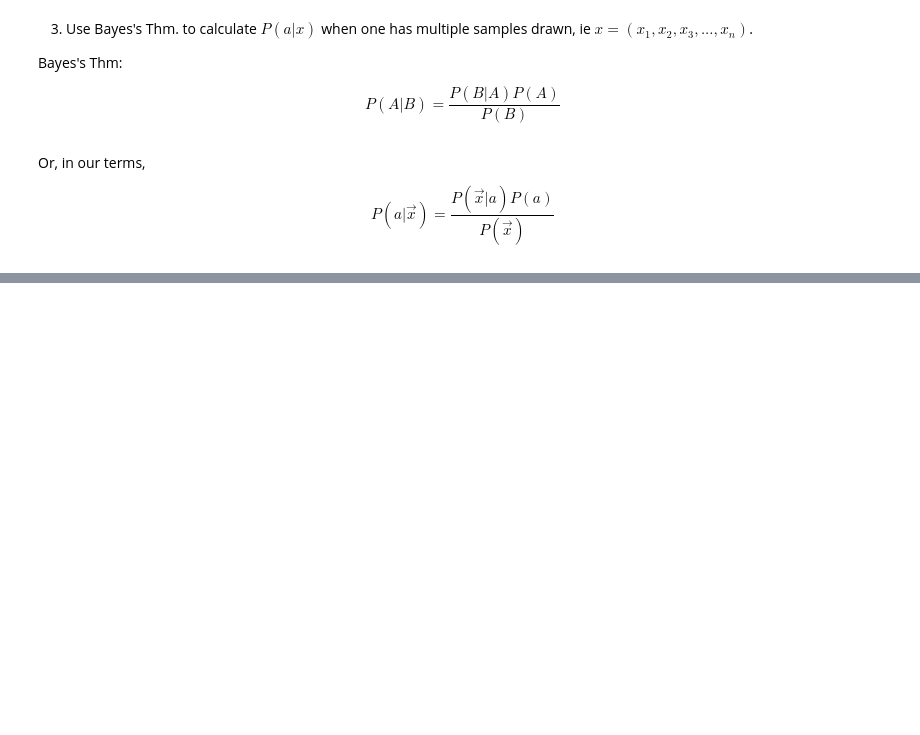
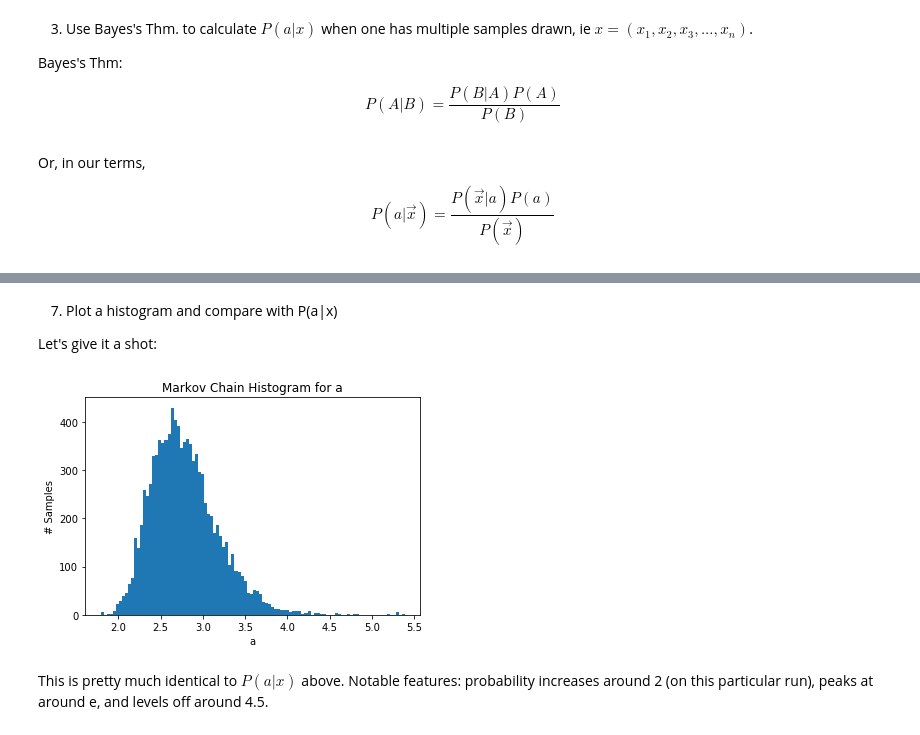
Before and after one commit to apkunesh/bayes_inference_PHY250, a Jupyter notebook: bayesian_inference.ipynb, the cells around one changed output, grey strips where cells are left out. Cells and saved outputs as stored; diff of their text form; code cells hidden in the pictures; blank space fills up the shorter version.

```diff
--- a/bayesian_inference.ipynb
+++ b/bayesian_inference.ipynb
@@ -98,0 +145,14 @@ x = [x_0]
+# %% [markdown]
+7) Plot a histogram and compare with P(a|x)
+
+Let's give it a shot:
+# %%
+plt.hist(chain,100)
+plt.xlabel('a')
+plt.ylabel('# Samples')
+plt.title('Markov Chain Histogram for a')
+plt.show()
+# %% [output]
+[figure, added]
+# %% [markdown]
+This is pretty much identical to $P(a|x)$ above. Notable features: probability increases around 2 (on this particular run), peaks at around e, and levels off around 4.5.
```
Also changed, not shown: parts of 10 cells of this notebook.
